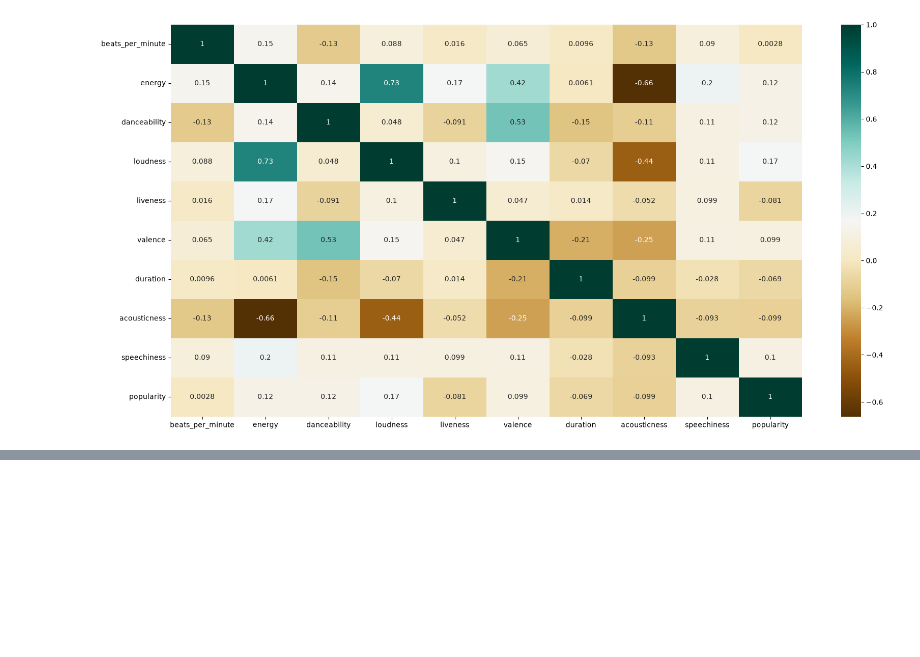
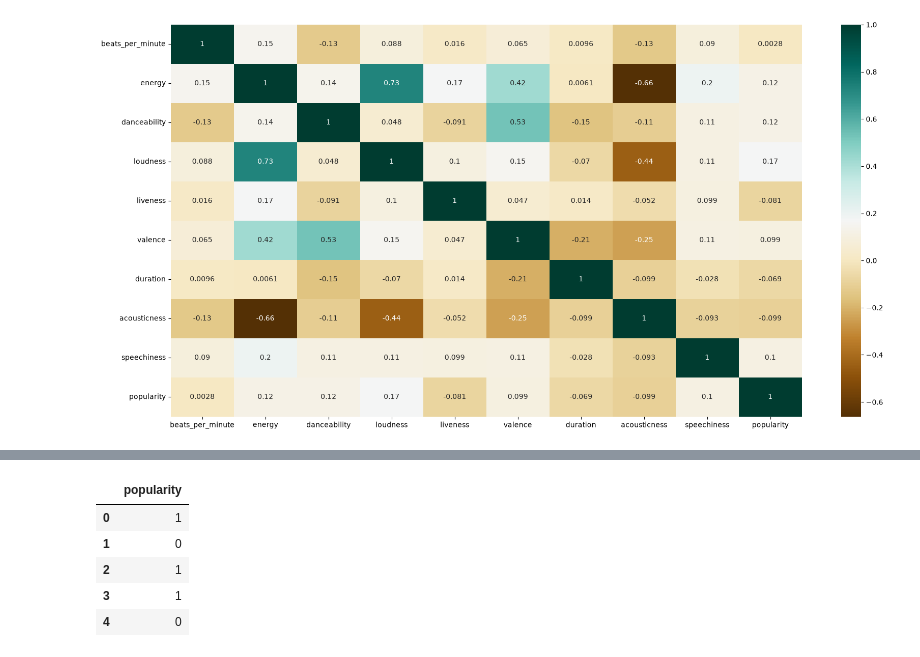
Before and after one commit to Rupesh-AI404/Machine_Learning, a Jupyter notebook: Linear Regression/Spotify_popularity_prediction.ipynb, the cells around one changed output, grey strips where cells are left out. Saved outputs shown, nothing was run; the diff lists cells and outputs as text; code cells hidden in the pictures; blank space fills up the shorter version.

```diff
--- a/Linear Regression/Spotify_popularity_prediction.ipynb
+++ b/Linear Regression/Spotify_popularity_prediction.ipynb
@@ -420,0 +444,10 @@ plt.show()
+# %%
+spotify_df['popularity'] = pd.qcut(spotify_df['popularity'], q=2, labels=[0, 1])
+spotify_df[['popularity']].head()
+# %% [output]
+|  | popularity |
+| 0 | 1 |
+| 1 | 0 |
+| 2 | 1 |
+| 3 | 1 |
+| 4 | 0 |
```
Also changed, not shown: parts of 9 cells of this notebook.
